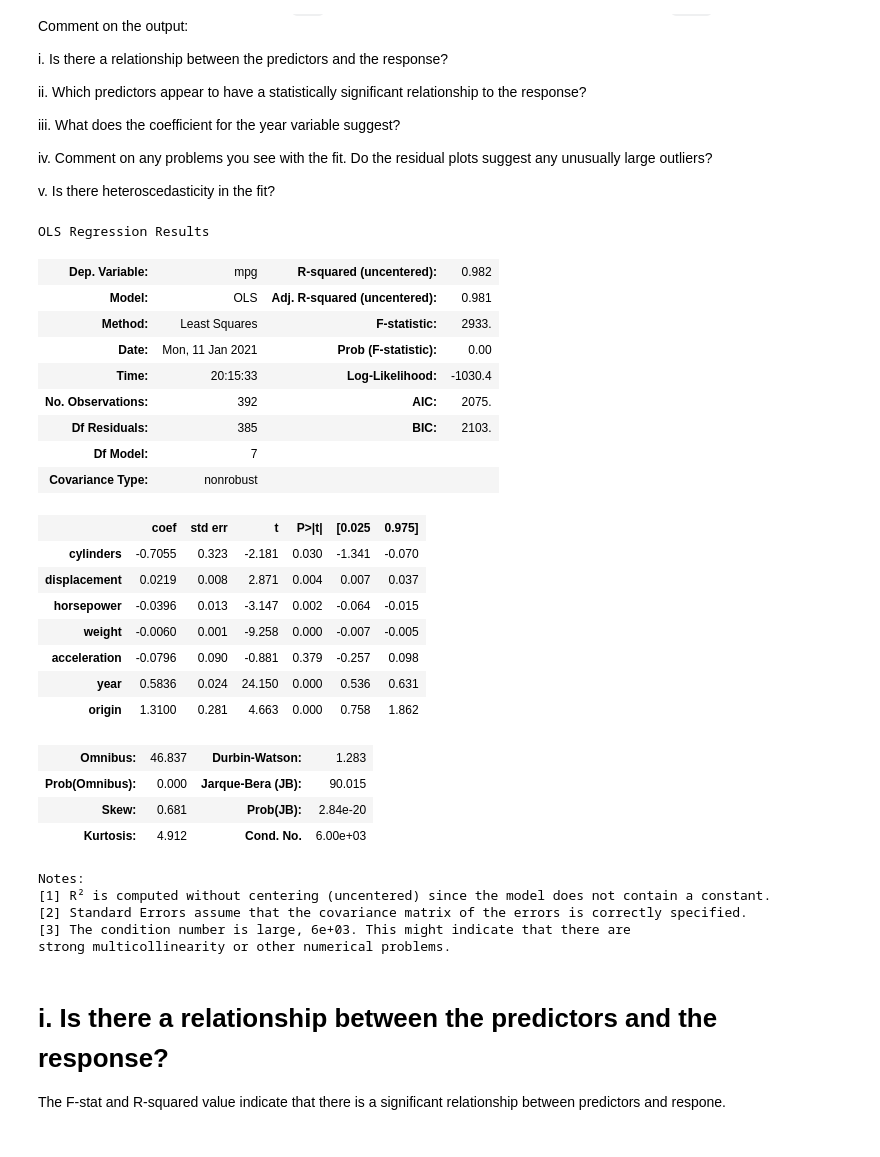
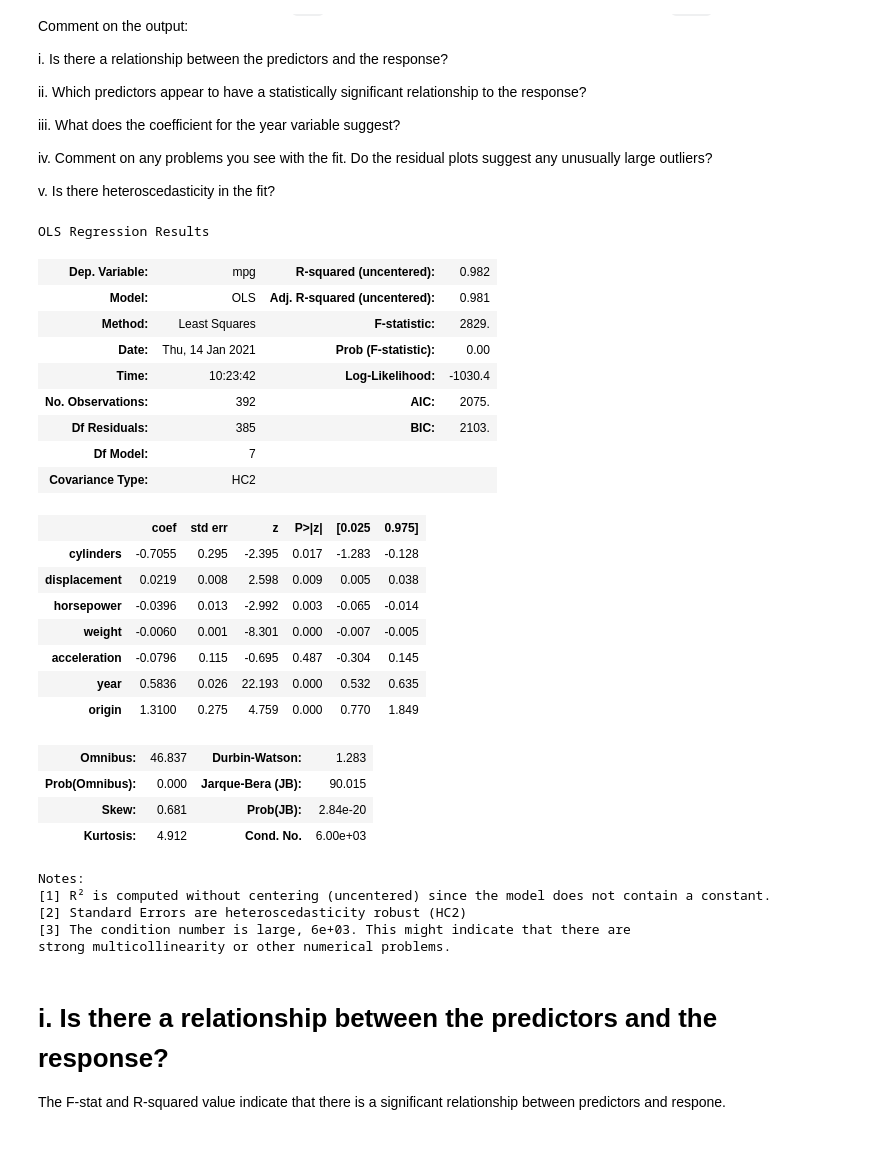
Before and after one commit to cb-ds-1/m3-2-regression-interpretation, a Jupyter notebook: workshop.ipynb, the cells around one changed output. Drawn from its saved outputs; the diff is of its cells as text; code cells hidden in the pictures.

```diff
--- a/workshop.ipynb
+++ b/workshop.ipynb
@@ -274,7 +274,7 @@ df['Target'] = df['Private'].map({'Yes':1,'No':0})
 
 x = df['Target']
 y = df['Enroll']
-est = sm.OLS(y, sm.add_constant(x)).fit()
+est = sm.OLS(y, sm.add_constant(x)).fit(cov_type='HC2')
 est.summary()
 # %% [output]
 OLS Regression Results
@@ -372,11 +372,11 @@ sns.scatterplot(data=df,x='horsepower',y='mpg')
 # %%
 df = df.dropna(subset=['horsepower','mpg'],how='any',axis=0)
 df['hp_2'] = df['horsepower'] * df['horsepower']
-df['const'] =  1
+df = sm.add_constant(df)
 X = df[['horsepower','hp_2','const']]
 y = df['mpg']
 
-est = sm.OLS(y, X).fit()
+est = sm.OLS(y, X).fit(cov_type='HC2')
 est.summary()
 # %% [output]
 OLS Regression Results
@@ -457,36 +457,36 @@ v. Is there heteroscedasticity in the fit?
 # %%
 df = df.drop(['name','const','hp_2'],axis=1)
 X = df.drop(columns=['mpg'])
 y = df['mpg']
 
-est = sm.OLS(y, X).fit()
+est = sm.OLS(y, X).fit(cov_type='HC2')
 est.summary()
 # %% [output]
 OLS Regression Results
 | Dep. Variable: | mpg | R-squared (uncentered): | 0.982 |
 | Model: | OLS | Adj. R-squared (uncentered): | 0.981 |
-| Method: | Least Squares | F-statistic: | 2933. |
-| Date: | Mon, 11 Jan 2021 | Prob (F-statistic): | 0.00 |
-| Time: | 20:15:33 | Log-Likelihood: | -1030.4 |
+| Method: | Least Squares | F-statistic: | 2829. |
+| Date: | Thu, 14 Jan 2021 | Prob (F-statistic): | 0.00 |
+| Time: | 10:23:42 | Log-Likelihood: | -1030.4 |
 | No. Observations: | 392 | AIC: | 2075. |
 | Df Residuals: | 385 | BIC: | 2103. |
 | Df Model: | 7 |  |  |
-| Covariance Type: | nonrobust |  |  |
+| Covariance Type: | HC2 |  |  |
-|  | coef | std err | t | P>|t| | [0.025 | 0.975] |
-| cylinders | -0.7055 | 0.323 | -2.181 | 0.030 | -1.341 | -0.070 |
-| displacement | 0.0219 | 0.008 | 2.871 | 0.004 | 0.007 | 0.037 |
-| horsepower | -0.0396 | 0.013 | -3.147 | 0.002 | -0.064 | -0.015 |
-| weight | -0.0060 | 0.001 | -9.258 | 0.000 | -0.007 | -0.005 |
-| acceleration | -0.0796 | 0.090 | -0.881 | 0.379 | -0.257 | 0.098 |
-| year | 0.5836 | 0.024 | 24.150 | 0.000 | 0.536 | 0.631 |
-| origin | 1.3100 | 0.281 | 4.663 | 0.000 | 0.758 | 1.862 |
+|  | coef | std err | z | P>|z| | [0.025 | 0.975] |
+| cylinders | -0.7055 | 0.295 | -2.395 | 0.017 | -1.283 | -0.128 |
+| displacement | 0.0219 | 0.008 | 2.598 | 0.009 | 0.005 | 0.038 |
+| horsepower | -0.0396 | 0.013 | -2.992 | 0.003 | -0.065 | -0.014 |
+| weight | -0.0060 | 0.001 | -8.301 | 0.000 | -0.007 | -0.005 |
+| acceleration | -0.0796 | 0.115 | -0.695 | 0.487 | -0.304 | 0.145 |
+| year | 0.5836 | 0.026 | 22.193 | 0.000 | 0.532 | 0.635 |
+| origin | 1.3100 | 0.275 | 4.759 | 0.000 | 0.770 | 1.849 |
 | Omnibus: | 46.837 | Durbin-Watson: | 1.283 |
 | Prob(Omnibus): | 0.000 | Jarque-Bera (JB): | 90.015 |
 | Skew: | 0.681 | Prob(JB): | 2.84e-20 |
 | Kurtosis: | 4.912 | Cond. No. | 6.00e+03 |
 Notes:
 [1] R² is computed without centering (uncentered) since the model does not contain a constant.
-[2] Standard Errors assume that the covariance matrix of the errors is correctly specified.
+[2] Standard Errors are heteroscedasticity robust (HC2)
 [3] The condition number is large, 6e+03. This might indicate that there are
 strong multicollinearity or other numerical problems.
 # %% [markdown]
```
Also changed, not shown: parts of 18 cells of this notebook.
